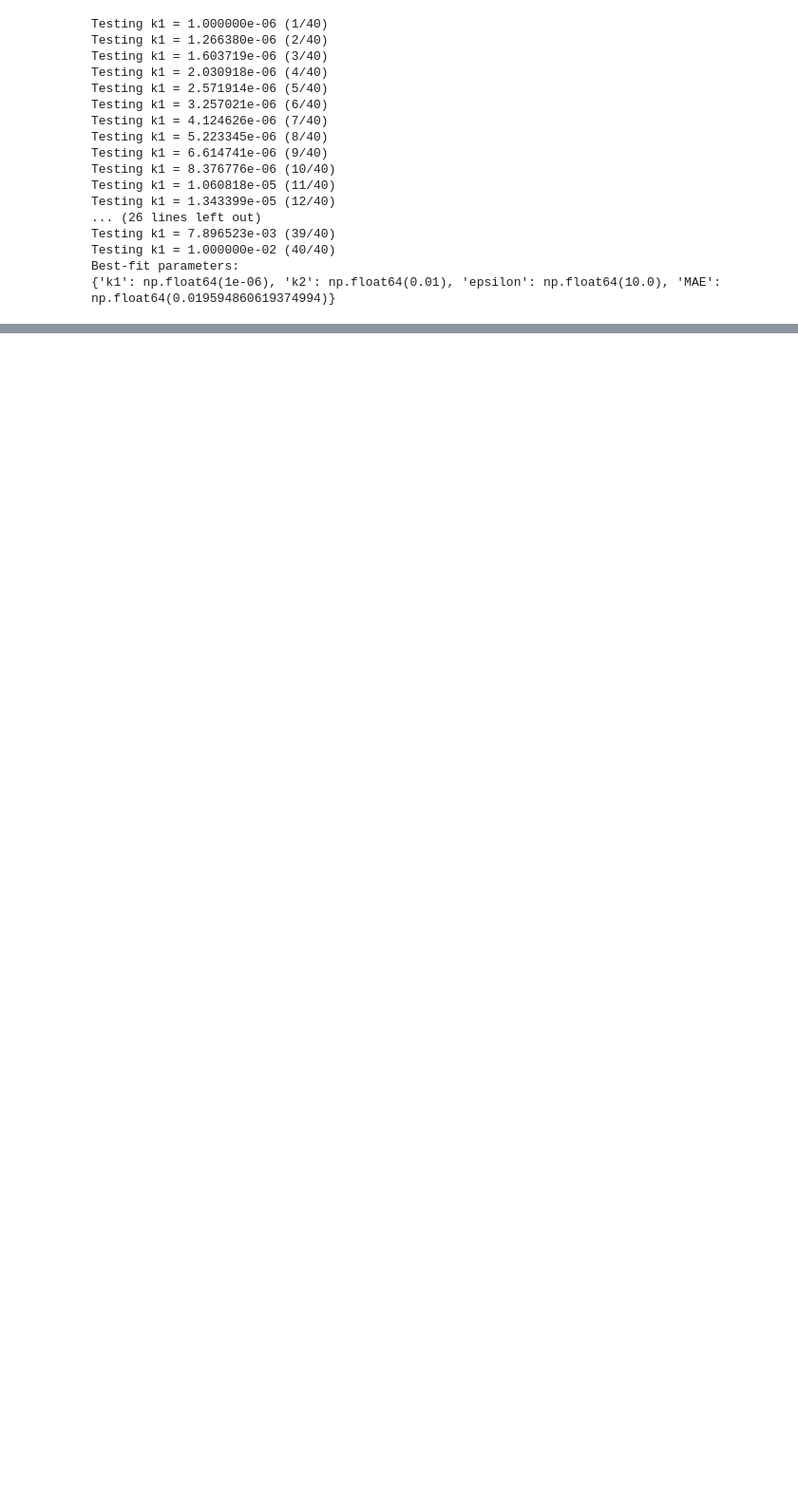
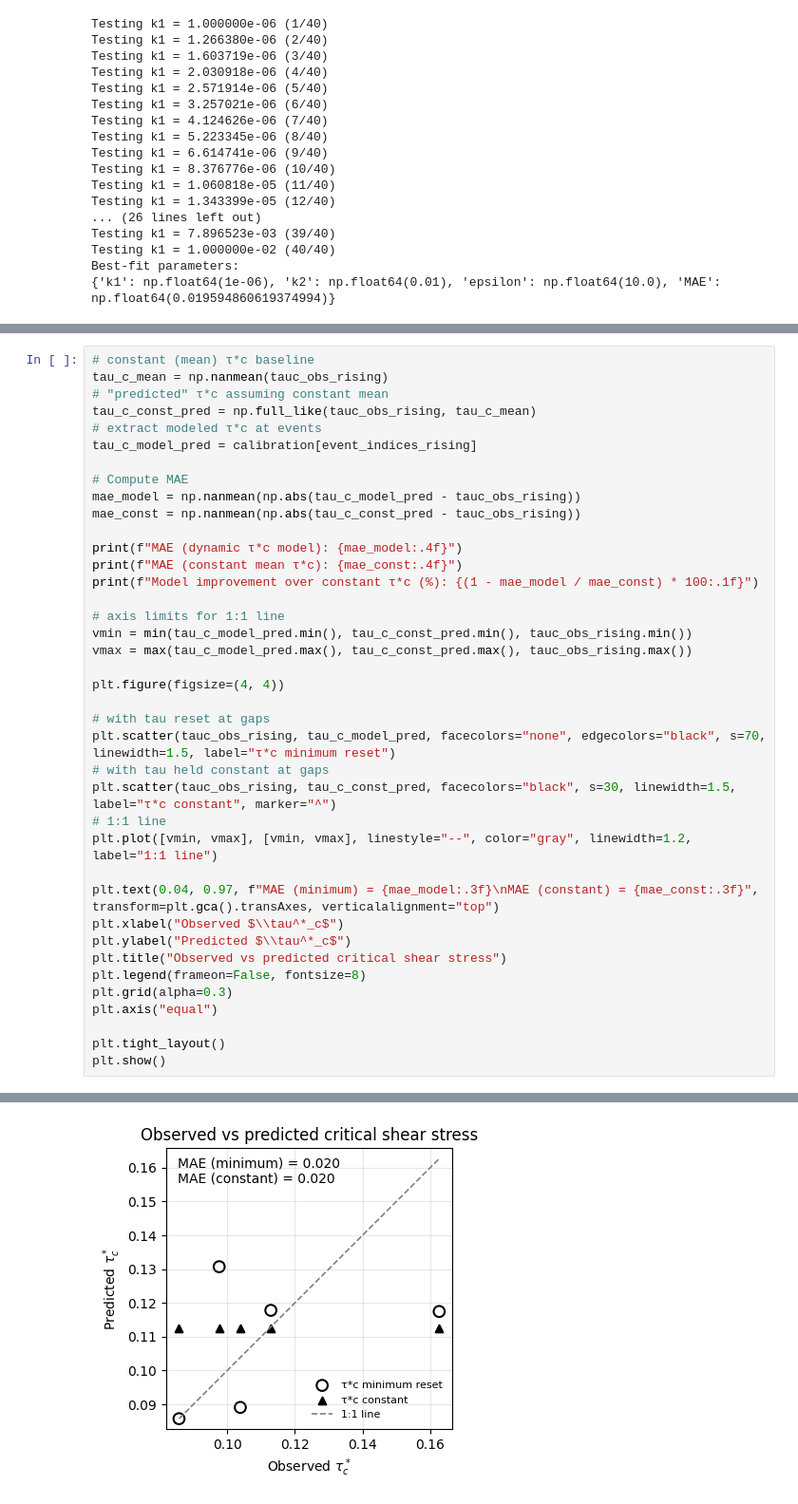
Before and after one commit to nicole-hucke/shear_stress_paper, a Jupyter notebook: antecedent_conditions/masteller_model/masteller_model.ipynb, the cells around one changed output, grey strips where cells are left out. Shown at 95% size. Cells and saved outputs as stored; diff of their text form; blank space fills up the shorter version.

Commit message:
independent year masteller calibration (2022)

```diff
--- a/antecedent_conditions/masteller_model/masteller_model.ipynb
+++ b/antecedent_conditions/masteller_model/masteller_model.ipynb
@@ -1323,3 +1323,43 @@ plt.tight_layout()
 plt.show()
 # %% [output]
 [figure]
+# %%
+# constant (mean) τ*c baseline
+tau_c_mean = np.nanmean(tauc_obs_rising)
+# "predicted" τ*c assuming constant mean
+tau_c_const_pred = np.full_like(tauc_obs_rising, tau_c_mean)
+# extract modeled τ*c at events
+tau_c_model_pred = calibration[event_indices_rising]
+
+# Compute MAE
+mae_model = np.nanmean(np.abs(tau_c_model_pred - tauc_obs_rising))
+mae_const = np.nanmean(np.abs(tau_c_const_pred - tauc_obs_rising))
+
+print(f"MAE (dynamic τ*c model): {mae_model:.4f}")
+print(f"MAE (constant mean τ*c): {mae_const:.4f}")
+print(f"Model improvement over constant τ*c (%): {(1 - mae_model / mae_const) * 100:.1f}")
+
+# axis limits for 1:1 line
+vmin = min(tau_c_model_pred.min(), tau_c_const_pred.min(), tauc_obs_rising.min())
+vmax = max(tau_c_model_pred.max(), tau_c_const_pred.max(), tauc_obs_rising.max())
+
+plt.figure(figsize=(4, 4))
+
+# with tau reset at gaps
+plt.scatter(tauc_obs_rising, tau_c_model_pred, facecolors="none", edgecolors="black", s=70, linewidth=1.5, label="τ*c minimum reset")
+# with tau held constant at gaps
+plt.scatter(tauc_obs_rising, tau_c_const_pred, facecolors="black", s=30, linewidth=1.5, label="τ*c constant", marker="^")
+# 1:1 line
+plt.plot([vmin, vmax], [vmin, vmax], linestyle="--", color="gray", linewidth=1.2, label="1:1 line")
+
+plt.text(0.04, 0.97, f"MAE (minimum) = {mae_model:.3f}\nMAE (constant) = {mae_const:.3f}", transform=plt.gca().transAxes, verticalalignment="top")
+plt.xlabel("Observed $\\tau^*_c$")
+plt.ylabel("Predicted $\\tau^*_c$")
+plt.title("Observed vs predicted critical shear stress")
+plt.legend(frameon=False, fontsize=8)
+plt.grid(alpha=0.3)
+plt.axis("equal")
+
+plt.tight_layout()
+plt.show()
+# %% [output]
@@ -1325,0 +1369 @@ plt.show()
+[figure, added]
```
Also changed, not shown: parts of 7 cells of this notebook, 5 other files.
